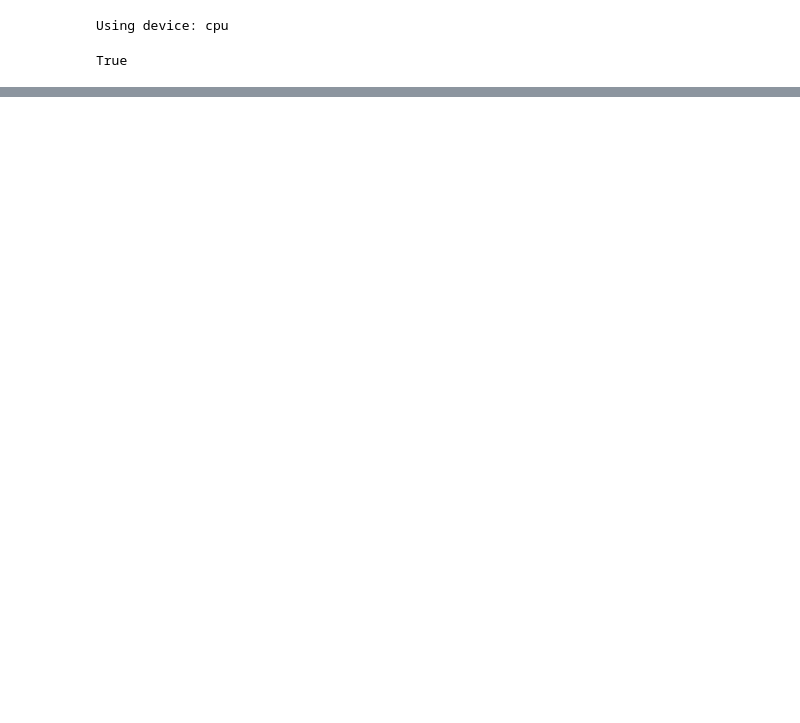
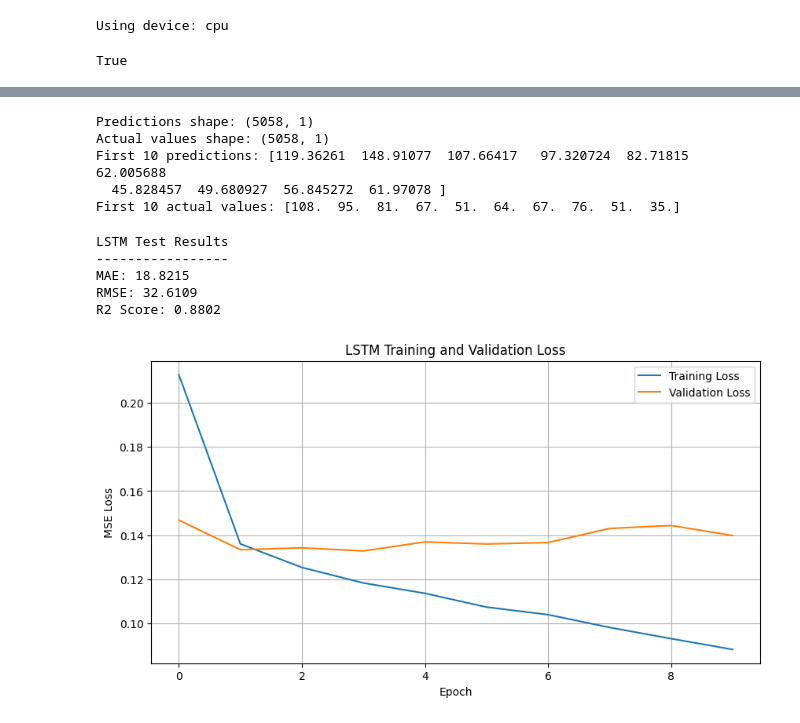
Before and after one commit to shaikasifshareef/DEEPLEARNING_PROJECT, a Jupyter notebook: notebooks/08_lstm_model.ipynb, the cells around one changed output, grey strips where cells are left out. Cells and saved outputs as stored; diff of their text form; code cells hidden in the pictures; blank space fills up the shorter version.

```diff
--- a/notebooks/08_lstm_model.ipynb
+++ b/notebooks/08_lstm_model.ipynb
@@ -72,11 +72,10 @@ print(df.columns.tolist())
 # %%
-# Remove non-numeric station column
-df = df.drop(columns=["station"])
+TARGET = "PM2.5_next_hour"
 
-# Prepare features and target
-X = df.drop(columns=["PM2.5"]).values
-y = df[["PM2.5"]].values
+X = df.drop(columns=[TARGET])
+y = df[[TARGET]]
 
+print("LSTM target:", TARGET)
 print("X shape:", X.shape)
 print("y shape:", y.shape)
 # %% [output]
@@ -214,5 +237,13 @@ class LSTMModel(nn.Module):
 # %%
-model = LSTMModel(input_size=X_train.shape[2]).to(device)
+import torch.optim as optim
+
+device = torch.device("cuda" if torch.cuda.is_available() else "cpu")
+
+model = model.to(device)
 
 criterion = nn.MSELoss()
-optimizer = torch.optim.Adam(model.parameters(), lr=0.001)
+optimizer = optim.Adam(model.parameters(), lr=0.001)
+
+print("Device:", device)
+print("Loss function: MSELoss")
+print("Optimizer: Adam")
@@ -340 +419,57 @@ R²  : 0.921
+# %%
+model.eval()
+
+with torch.no_grad():
+    X_test_device = X_test_tensor.to(device)
+    predictions_scaled = model(X_test_device).cpu().numpy()
+
+# Convert predictions and actual values back to original PM2.5 scale
+predictions = scaler_y.inverse_transform(predictions_scaled)
+actual = scaler_y.inverse_transform(y_test_tensor.numpy())
+
+print("Predictions shape:", predictions.shape)
+print("Actual values shape:", actual.shape)
+print("First 10 predictions:", predictions[:10].flatten())
+print("First 10 actual values:", actual[:10].flatten())
+# %% [output]
+Predictions shape: (5058, 1)
+Actual values shape: (5058, 1)
+First 10 predictions: [119.36261  148.91077  107.66417   97.320724  82.71815   62.005688
+  45.828457  49.680927  56.845272  61.97078 ]
+First 10 actual values: [108.  95.  81.  67.  51.  64.  67.  76.  51.  35.]
+# %%
+from sklearn.metrics import mean_absolute_error, mean_squared_error, r2_score
+import numpy as np
+
+mae = mean_absolute_error(actual, predictions)
+rmse = np.sqrt(mean_squared_error(actual, predictions))
+r2 = r2_score(actual, predictions)
+
+print("LSTM Test Results")
+print("-----------------")
+print("MAE:", round(mae, 4))
+print("RMSE:", round(rmse, 4))
+print("R2 Score:", round(r2, 4))
+# %% [output]
+LSTM Test Results
+-----------------
+MAE: 18.8215
+RMSE: 32.6109
+R2 Score: 0.8802
+# %%
+import matplotlib.pyplot as plt
+
+plt.figure(figsize=(10, 5))
+
+plt.plot(train_losses, label="Training Loss")
+plt.plot(val_losses, label="Validation Loss")
+
+plt.xlabel("Epoch")
+plt.ylabel("MSE Loss")
+plt.title("LSTM Training and Validation Loss")
+plt.legend()
+plt.grid(True)
+plt.show()
+# %% [output]
+[figure, added]
 # %%
```
Also changed, not shown: parts of 20 cells of this notebook.
